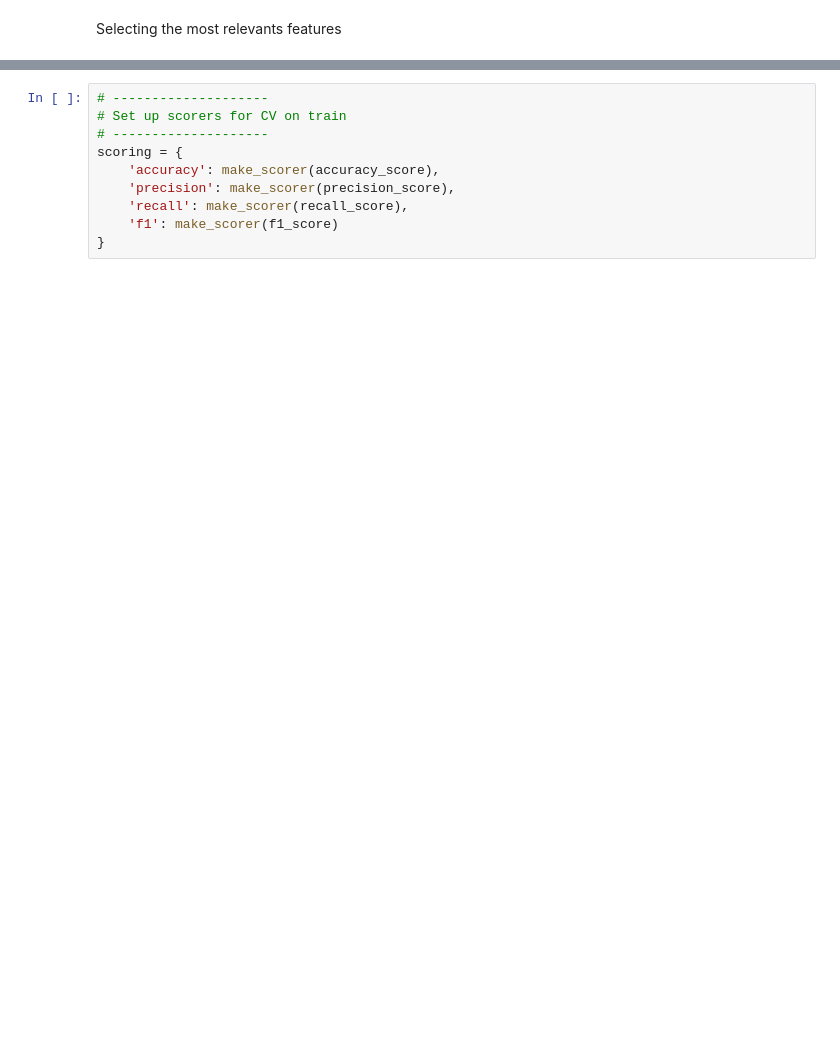
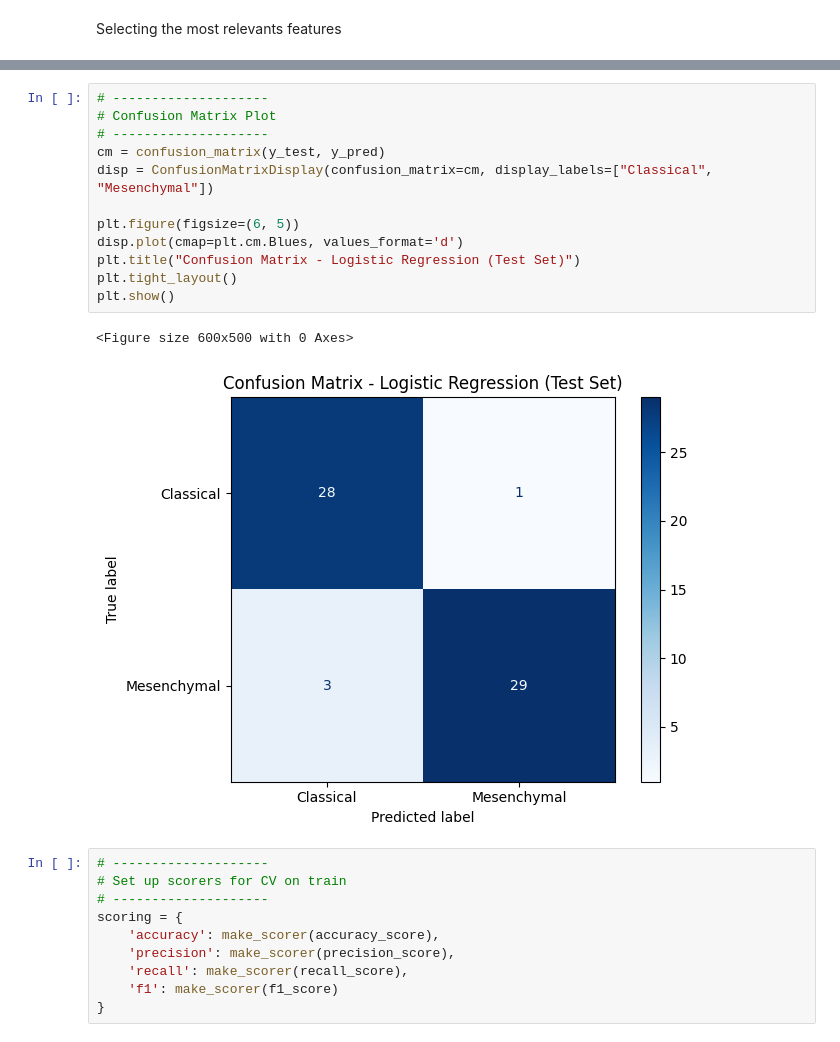
Before and after one commit to abrunhosa16/bioinformatics_ml, a Jupyter notebook: main.ipynb, the cells around one changed output, grey strips where cells are left out. Saved outputs shown, nothing was run; the diff lists cells and outputs as text; blank space fills up the shorter version.

```diff
--- a/main.ipynb
+++ b/main.ipynb
@@ -280,3 +287,18 @@ ROC AUC: 0.989
+# %%
+# --------------------
+# Confusion Matrix Plot
+# --------------------
+cm = confusion_matrix(y_test, y_pred)
+disp = ConfusionMatrixDisplay(confusion_matrix=cm, display_labels=["Classical", "Mesenchymal"])
+
+plt.figure(figsize=(6, 5))
+disp.plot(cmap=plt.cm.Blues, values_format='d')
+plt.title("Confusion Matrix - Logistic Regression (Test Set)")
+plt.tight_layout()
+plt.show()
+# %% [output]
+<Figure size 600x500 with 0 Axes>
+[figure, added]
 # %%
 # --------------------
 # Set up scorers for CV on train
```
Also changed, not shown: parts of 12 cells of this notebook.
